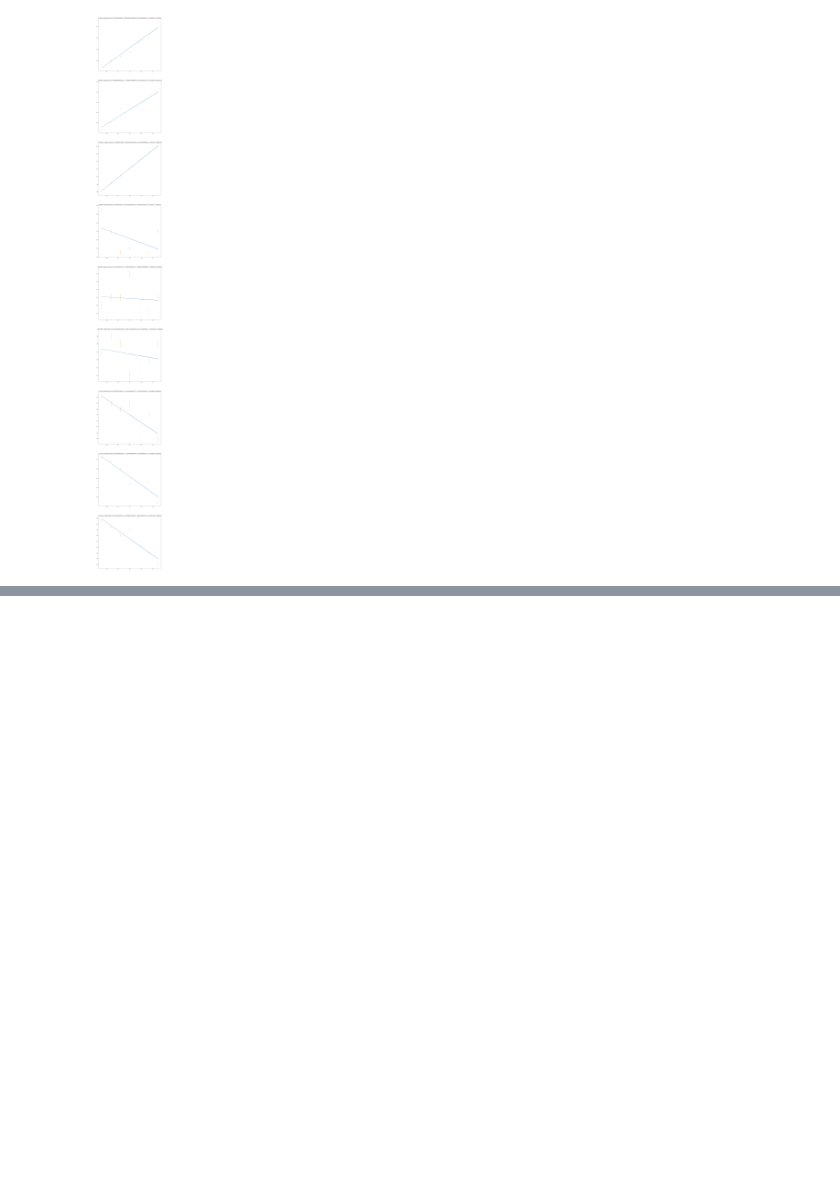
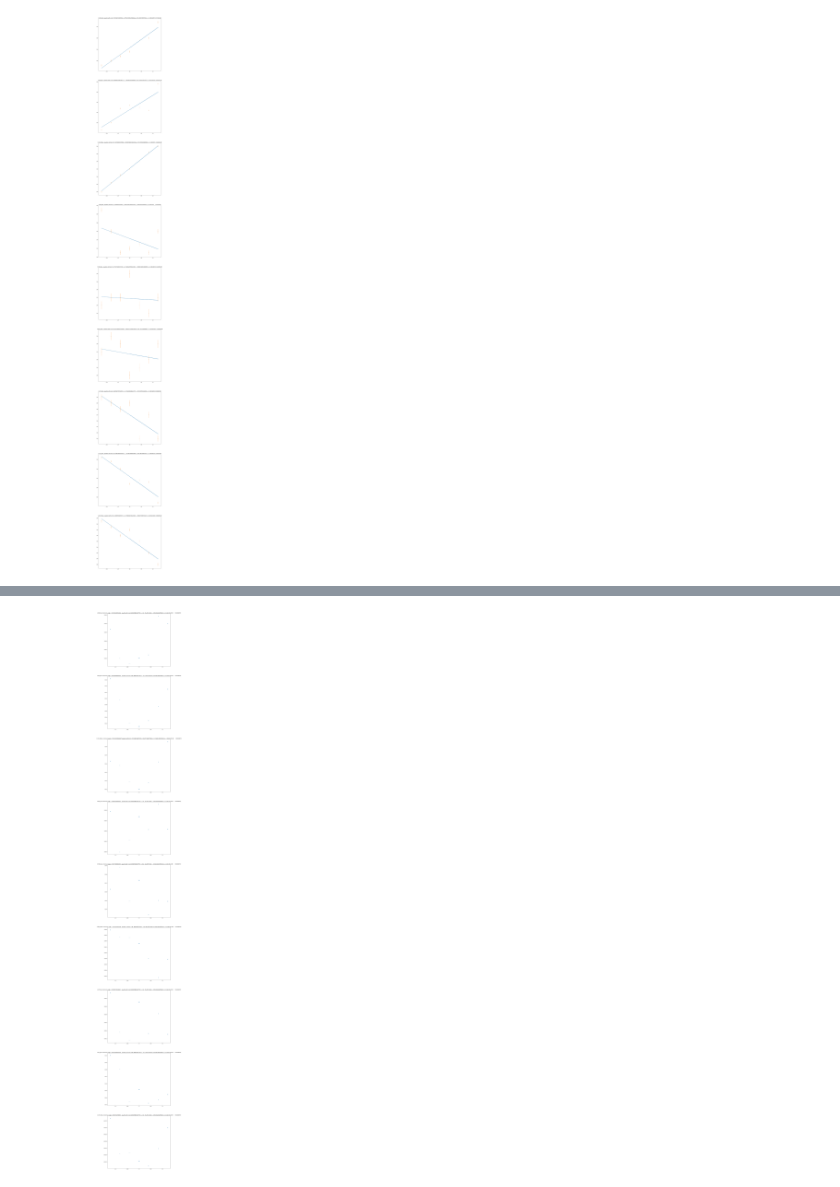
Before and after one commit to JackieLee23/Physics-387, a Jupyter notebook: faraday/faraday_analysis.ipynb, the cells around one changed output, grey strips where cells are left out. Drawn from its saved outputs; the diff is of its cells as text; code cells hidden in the pictures; blank space fills up the shorter version.

Commit message:
Added part 3, but there seems to be an error with numpy arrays, data looks bad, need to also add fittings

```diff
--- a/faraday/faraday_analysis.ipynb
+++ b/faraday/faraday_analysis.ipynb
@@ -228,0 +233,4 @@ for key, values in anglesVFieldDict.items():
+# %%
+ZFM = zeroFieldMalus(full_df)
+ZFMDict = ZFM.BvsIntensityZeroField
+print(ZFMDict)
@@ -228,0 +250,39 @@ for key, values in anglesVFieldDict.items():
+# %%
+n = len(ZFMDict)
+berror = 0.01
+aerror = 0.5
+FIGSIZE = 15
+fig, ax = plt.subplots(n, figsize = (FIGSIZE, FIGSIZE*n))
+i = 0
+
+
+def line(x, A, B):
+    return A*x + B
+
+
+
+for key, values in ZFMDict.items():
+    angle_vals = values[1]
+    B_vals = values[0]
+    minAngle = values[2][0]
+    # print(angle_vals)
+    # print(B_vals)
+# plt.plot(xdata, func(xdata, *popt), 'r-',
+# ...          label='fit: a=%5.3f, b=%5.3f, c=%5.3f' % tuple(popt))
+
+
+    # Berror = np.ones(len(B_vals))*berror
+    # angleError = np.ones(len(angle_vals))*aerror
+
+    # popt, pcov = curve_fit(line,   B_vals, angle_vals)
+    # perr = np.sqrt(np.diag(pcov))
+
+    # ax[i].plot(B_vals, line(B_vals, popt[0], popt[1]))
+    ax[i].scatter(B_vals, angle_vals, s=20)
+    #ax[i].errorbar(B_vals, angle_vals, xerr = Berror, yerr = angleError, linewidth = 0, elinewidth = 1)
+
+    ax[i].set_title(f"{key}, mininmum angle = {minAngle}  equation with error:({popt[0]} +/- {perr[0]})x + ({popt[1]} +/- {pcov[1]})")
+
+    i+=1
+# %% [output]
+[figure, added]
```
Also changed, not shown: parts of 3 cells of this notebook, 1 other file.
